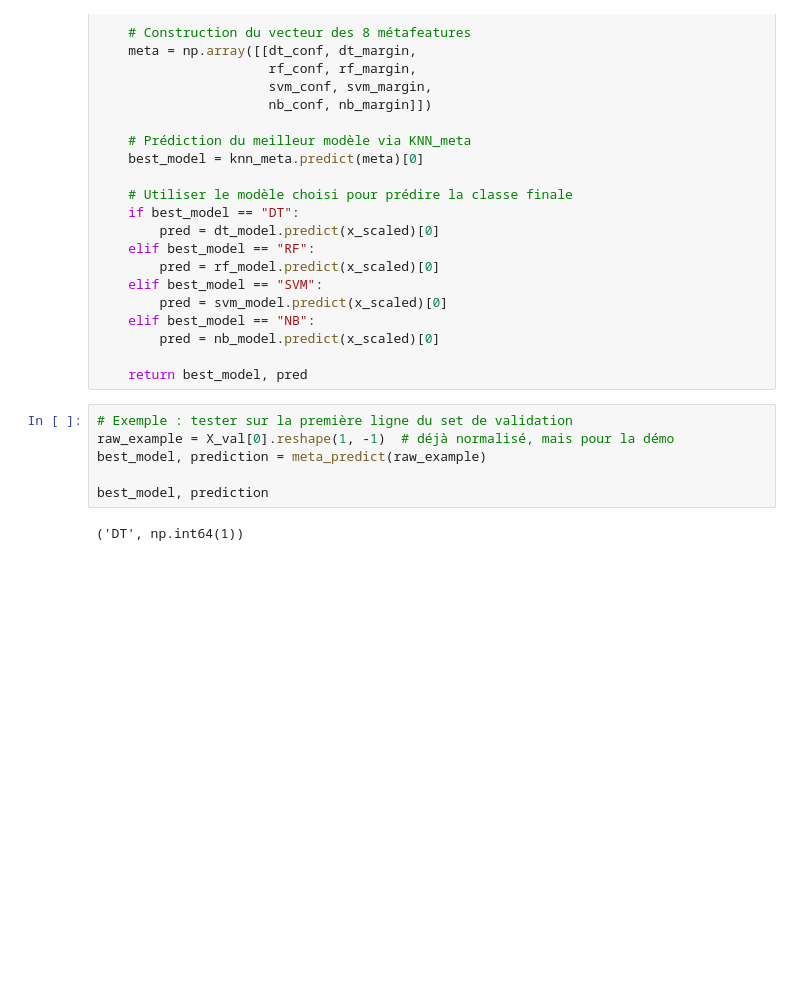
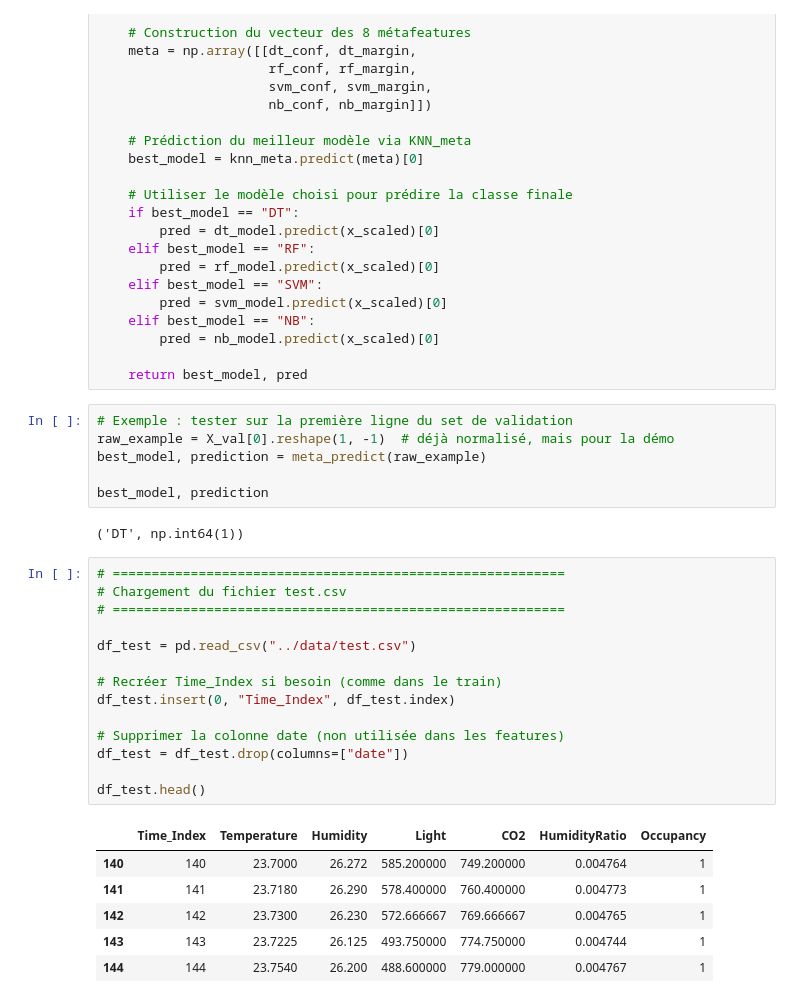
Before and after one commit to esprit-24/Projet_MetaLearning, a Jupyter notebook: notebook/projet_meta_learning.ipynb, the cells around one changed output. Cells and saved outputs as stored; diff of their text form; blank space fills up the shorter version.

```diff
--- a/notebook/projet_meta_learning.ipynb
+++ b/notebook/projet_meta_learning.ipynb
@@ -661,3 +661,24 @@ best_model, prediction = meta_predict(raw_example)
 best_model, prediction
 # %% [output]
 ('DT', np.int64(1))
+# %%
+# ==========================================================
+# Chargement du fichier test.csv
+# ==========================================================
+
+df_test = pd.read_csv("../data/test.csv")
+
+# Recréer Time_Index si besoin (comme dans le train)
+df_test.insert(0, "Time_Index", df_test.index)
+
+# Supprimer la colonne date (non utilisée dans les features)
+df_test = df_test.drop(columns=["date"])
+
+df_test.head()
+# %% [output]
+|  | Time_Index | Temperature | Humidity | Light | CO2 | HumidityRatio | Occupancy |
+| 140 | 140 | 23.7000 | 26.272 | 585.200000 | 749.200000 | 0.004764 | 1 |
+| 141 | 141 | 23.7180 | 26.290 | 578.400000 | 760.400000 | 0.004773 | 1 |
+| 142 | 142 | 23.7300 | 26.230 | 572.666667 | 769.666667 | 0.004765 | 1 |
+| 143 | 143 | 23.7225 | 26.125 | 493.750000 | 774.750000 | 0.004744 | 1 |
+| 144 | 144 | 23.7540 | 26.200 | 488.600000 | 779.000000 | 0.004767 | 1 |
```
Also changed, not shown: parts of 4 cells of this notebook.
